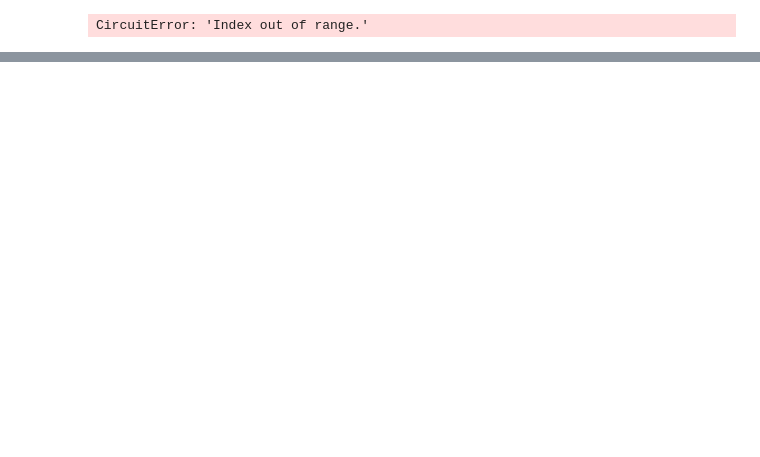
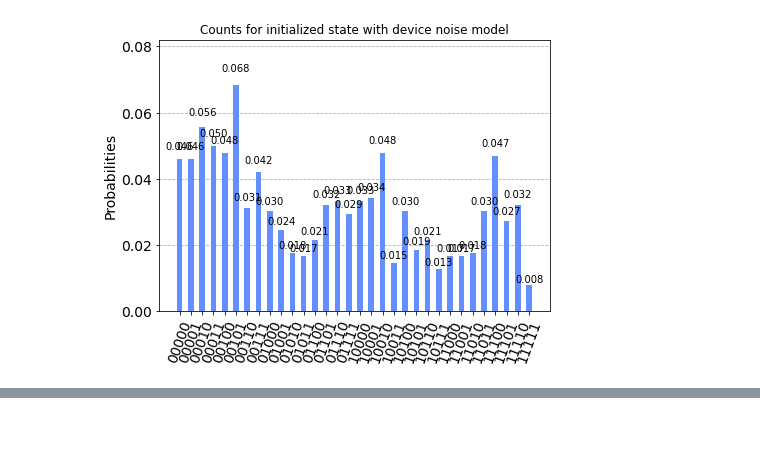
Before and after one commit to beratyenilen/qc-ga, a Jupyter notebook: qiskit_transpiler/transpiled_initialization_circuits.ipynb, the cells around one changed output, grey strips where cells are left out. Drawn from its saved outputs; the diff is of its cells as text; code cells hidden in the pictures; blank space fills up the shorter version.

```diff
--- a/qiskit_transpiler/transpiled_initialization_circuits.ipynb
+++ b/qiskit_transpiler/transpiled_initialization_circuits.ipynb
@@ -241,17 +271,17 @@ mean fidelity: 0.5778568387147809
 # %%
 machine_simulator = QasmSimulator.from_backend(fake_machine)
 
-#meas = ClassicalRegister(n)
+meas = ClassicalRegister(n)
 
-#best_init_circ.add_register(meas)
+best_init_circ.add_register(meas)
 
 best_init_circ.measure(list(range(n)), list(range(n)))
 
 result_noise = execute(best_init_circ, machine_simulator).result()
 counts_noise = result_noise.get_counts(best_init_circ)
 plot_histogram(counts_noise, title="Counts for initialized state with device noise model")
 # %% [output]
-CircuitError: 'Index out of range.'
+[figure, added]
 # %%
 print(best_init_circ._layout.get_virtual_bits().values())
 best_init_circ.draw('mpl')
```
Also changed, not shown: parts of 13 cells of this notebook, 19 other files.
